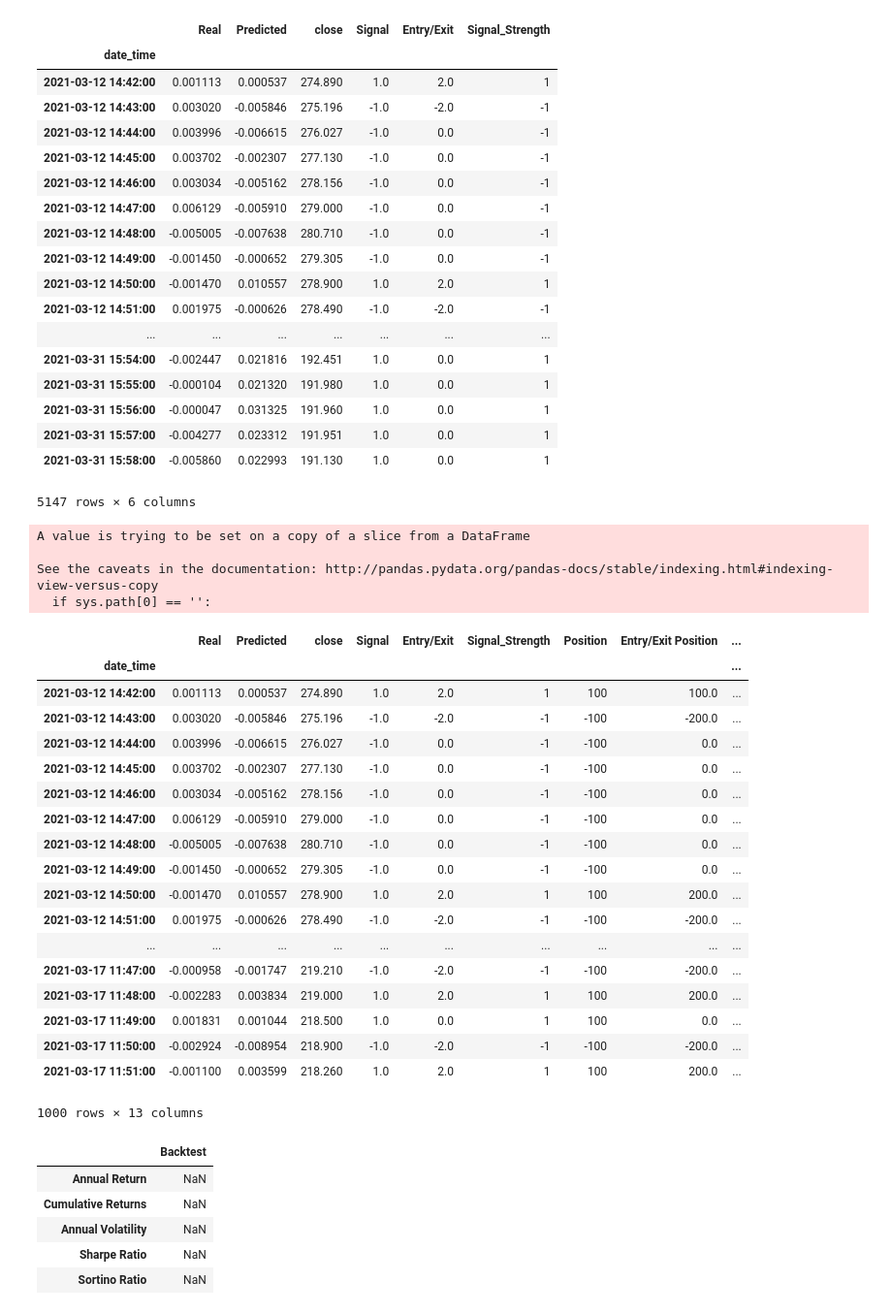
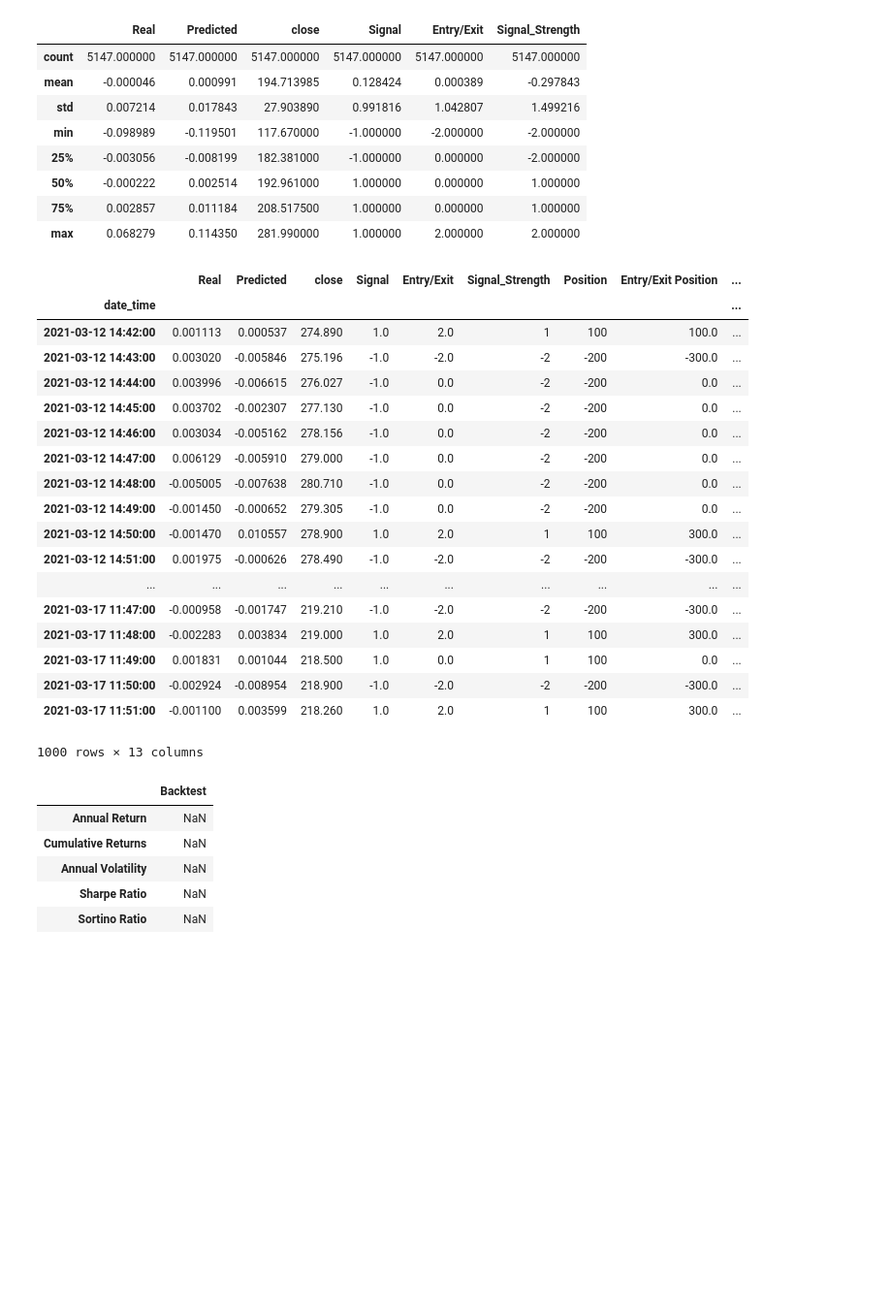
Before and after one commit to vweinblatt123/CF-Project2, a Jupyter notebook: Victor/trading_strategy.ipynb, the cells around one changed output. Shown at 97% size. Cells and saved outputs as stored; diff of their text form; code cells hidden in the pictures; blank space fills up the shorter version.

```diff
--- a/Victor/trading_strategy.ipynb
+++ b/Victor/trading_strategy.ipynb
@@ -15,31 +18,21 @@ signals_df['Signal'] = np.sign(signals_df['Predicted'])
 signals_df['Entry/Exit'] = signals_df['Signal'].diff()
 signals_df['Signal_Strength'] = np.where(signals_df['Predicted'] > 0.05,   2,
                                 np.where(signals_df['Predicted'] > 0,      1,
-                                np.where(signals_df['Predicted'] > -0.05, -1,
+                                np.where(signals_df['Predicted'] > -0.05, -2,
                                 -2 )))
 signals_df.dropna(inplace=True)
 # %%
-signals_df
+signals_df.describe()
 # %% [output]
 |  | Real | Predicted | close | Signal | Entry/Exit | Signal_Strength |
-| date_time |  |  |  |  |  |  |
-| 2021-03-12 14:42:00 | 0.001113 | 0.000537 | 274.890 | 1.0 | 2.0 | 1 |
-| 2021-03-12 14:43:00 | 0.003020 | -0.005846 | 275.196 | -1.0 | -2.0 | -1 |
-| 2021-03-12 14:44:00 | 0.003996 | -0.006615 | 276.027 | -1.0 | 0.0 | -1 |
-| 2021-03-12 14:45:00 | 0.003702 | -0.002307 | 277.130 | -1.0 | 0.0 | -1 |
-| 2021-03-12 14:46:00 | 0.003034 | -0.005162 | 278.156 | -1.0 | 0.0 | -1 |
-| 2021-03-12 14:47:00 | 0.006129 | -0.005910 | 279.000 | -1.0 | 0.0 | -1 |
-| 2021-03-12 14:48:00 | -0.005005 | -0.007638 | 280.710 | -1.0 | 0.0 | -1 |
-| 2021-03-12 14:49:00 | -0.001450 | -0.000652 | 279.305 | -1.0 | 0.0 | -1 |
-| 2021-03-12 14:50:00 | -0.001470 | 0.010557 | 278.900 | 1.0 | 2.0 | 1 |
-| 2021-03-12 14:51:00 | 0.001975 | -0.000626 | 278.490 | -1.0 | -2.0 | -1 |
-| ... | ... | ... | ... | ... | ... | ... |
-| 2021-03-31 15:54:00 | -0.002447 | 0.021816 | 192.451 | 1.0 | 0.0 | 1 |
-| 2021-03-31 15:55:00 | -0.000104 | 0.021320 | 191.980 | 1.0 | 0.0 | 1 |
-| 2021-03-31 15:56:00 | -0.000047 | 0.031325 | 191.960 | 1.0 | 0.0 | 1 |
-| 2021-03-31 15:57:00 | -0.004277 | 0.023312 | 191.951 | 1.0 | 0.0 | 1 |
-| 2021-03-31 15:58:00 | -0.005860 | 0.022993 | 191.130 | 1.0 | 0.0 | 1 |
+| count | 5147.000000 | 5147.000000 | 5147.000000 | 5147.000000 | 5147.000000 | 5147.000000 |
+| mean | -0.000046 | 0.000991 | 194.713985 | 0.128424 | 0.000389 | -0.297843 |
+| std | 0.007214 | 0.017843 | 27.903890 | 0.991816 | 1.042807 | 1.499216 |
+| min | -0.098989 | -0.119501 | 117.670000 | -1.000000 | -2.000000 | -2.000000 |
+| 25% | -0.003056 | -0.008199 | 182.381000 | -1.000000 | 0.000000 | -2.000000 |
+| 50% | -0.000222 | 0.002514 | 192.961000 | 1.000000 | 0.000000 | 1.000000 |
+| 75% | 0.002857 | 0.011184 | 208.517500 | 1.000000 | 0.000000 | 1.000000 |
+| max | 0.068279 | 0.114350 | 281.990000 | 1.000000 | 2.000000 | 2.000000 |
-5147 rows × 6 columns
 # %%
 # Set initial capital
 initial_capital = float(1000000)
@@ -72,29 +65,25 @@ signals_df['Portfolio Cumulative Returns'] = (1 + signals_df['Portfolio Daily Re
 # Print the DataFrame
 signals_df.head(1000)
 # %% [output]
+|  | Real | Predicted | close | Signal | Entry/Exit | Signal_Strength | Position | Entry/Exit Position | ... |
+| date_time |  |  |  |  |  |  |  |  | ... |
+| 2021-03-12 14:42:00 | 0.001113 | 0.000537 | 274.890 | 1.0 | 2.0 | 1 | 100 | 100.0 | ... |
+| 2021-03-12 14:43:00 | 0.003020 | -0.005846 | 275.196 | -1.0 | -2.0 | -2 | -200 | -300.0 | ... |
+| 2021-03-12 14:44:00 | 0.003996 | -0.006615 | 276.027 | -1.0 | 0.0 | -2 | -200 | 0.0 | ... |
+| 2021-03-12 14:45:00 | 0.003702 | -0.002307 | 277.130 | -1.0 | 0.0 | -2 | -200 | 0.0 | ... |
+| 2021-03-12 14:46:00 | 0.003034 | -0.005162 | 278.156 | -1.0 | 0.0 | -2 | -200 | 0.0 | ... |
+| 2021-03-12 14:47:00 | 0.006129 | -0.005910 | 279.000 | -1.0 | 0.0 | -2 | -200 | 0.0 | ... |
+| 2021-03-12 14:48:00 | -0.005005 | -0.007638 | 280.710 | -1.0 | 0.0 | -2 | -200 | 0.0 | ... |
+| 2021-03-12 14:49:00 | -0.001450 | -0.000652 | 279.305 | -1.0 | 0.0 | -2 | -200 | 0.0 | ... |
+| 2021-03-12 14:50:00 | -0.001470 | 0.010557 | 278.900 | 1.0 | 2.0 | 1 | 100 | 300.0 | ... |
+| 2021-03-12 14:51:00 | 0.001975 | -0.000626 | 278.490 | -1.0 | -2.0 | -2 | -200 | -300.0 | ... |
+| ... | ... | ... | ... | ... | ... | ... | ... | ... | ... |
+| 2021-03-17 11:47:00 | -0.000958 | -0.001747 | 219.210 | -1.0 | -2.0 | -2 | -200 | -300.0 | ... |
+| 2021-03-17 11:48:00 | -0.002283 | 0.003834 | 219.000 | 1.0 | 2.0 | 1 | 100 | 300.0 | ... |
+| 2021-03-17 11:49:00 | 0.001831 | 0.001044 | 218.500 | 1.0 | 0.0 | 1 | 100 | 0.0 | ... |
+| 2021-03-17 11:50:00 | -0.002924 | -0.008954 | 218.900 | -1.0 | -2.0 | -2 | -200 | -300.0 | ... |
+| 2021-03-17 11:51:00 | -0.001100 | 0.003599 | 218.260 | 1.0 | 2.0 | 1 | 100 | 300.0 | ... |
-A value is trying to be set on a copy of a slice from a DataFrame
-
-See the caveats in the documentation: http://pandas.pydata.org/pandas-docs/stable/indexing.html#indexing-view-versus-copy
-  if sys.path[0] == '':
+1000 rows × 13 columns
-|  | Real | Predicted | close | Signal | Entry/Exit | Signal_Strength | Position | Entry/Exit Position | ... |
-| date_time |  |  |  |  |  |  |  |  | ... |
-| 2021-03-12 14:42:00 | 0.001113 | 0.000537 | 274.890 | 1.0 | 2.0 | 1 | 100 | 100.0 | ... |
-| 2021-03-12 14:43:00 | 0.003020 | -0.005846 | 275.196 | -1.0 | -2.0 | -1 | -100 | -200.0 | ... |
-| 2021-03-12 14:44:00 | 0.003996 | -0.006615 | 276.027 | -1.0 | 0.0 | -1 | -100 | 0.0 | ... |
-| 2021-03-12 14:45:00 | 0.003702 | -0.002307 | 277.130 | -1.0 | 0.0 | -1 | -100 | 0.0 | ... |
-| 2021-03-12 14:46:00 | 0.003034 | -0.005162 | 278.156 | -1.0 | 0.0 | -1 | -100 | 0.0 | ... |
-| 2021-03-12 14:47:00 | 0.006129 | -0.005910 | 279.000 | -1.0 | 0.0 | -1 | -100 | 0.0 | ... |
-| 2021-03-12 14:48:00 | -0.005005 | -0.007638 | 280.710 | -1.0 | 0.0 | -1 | -100 | 0.0 | ... |
-| 2021-03-12 14:49:00 | -0.001450 | -0.000652 | 279.305 | -1.0 | 0.0 | -1 | -100 | 0.0 | ... |
-| 2021-03-12 14:50:00 | -0.001470 | 0.010557 | 278.900 | 1.0 | 2.0 | 1 | 100 | 200.0 | ... |
-| 2021-03-12 14:51:00 | 0.001975 | -0.000626 | 278.490 | -1.0 | -2.0 | -1 | -100 | -200.0 | ... |
-| ... | ... | ... | ... | ... | ... | ... | ... | ... | ... |
-| 2021-03-17 11:47:00 | -0.000958 | -0.001747 | 219.210 | -1.0 | -2.0 | -1 | -100 | -200.0 | ... |
-| 2021-03-17 11:48:00 | -0.002283 | 0.003834 | 219.000 | 1.0 | 2.0 | 1 | 100 | 200.0 | ... |
-| 2021-03-17 11:49:00 | 0.001831 | 0.001044 | 218.500 | 1.0 | 0.0 | 1 | 100 | 0.0 | ... |
-| 2021-03-17 11:50:00 | -0.002924 | -0.008954 | 218.900 | -1.0 | -2.0 | -1 | -100 | -200.0 | ... |
-| 2021-03-17 11:51:00 | -0.001100 | 0.003599 | 218.260 | 1.0 | 2.0 | 1 | 100 | 200.0 | ... |
-1000 rows × 13 columns
 # %%
 # Prepare DataFrame for metrics
 metrics = [
```
Also changed, not shown: parts of 3 cells of this notebook.
